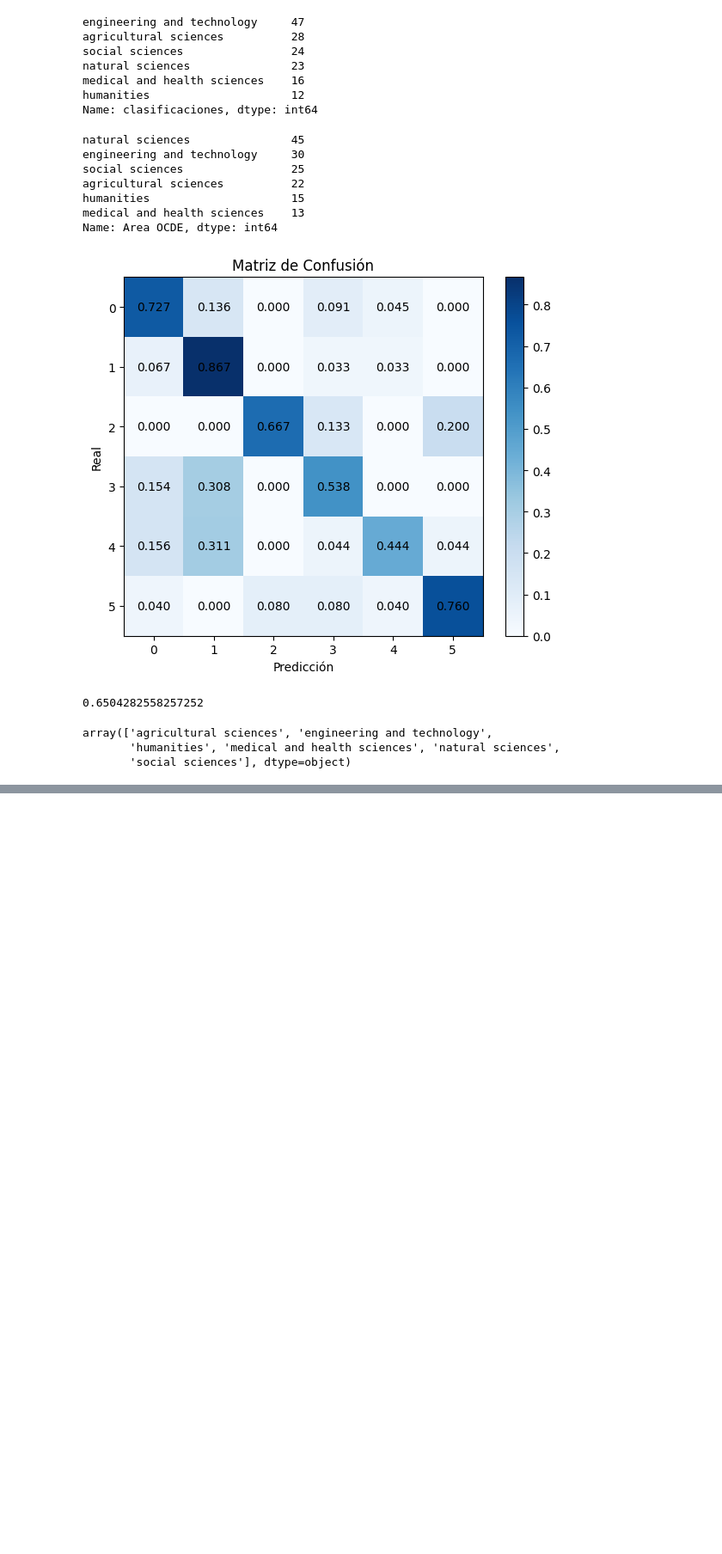
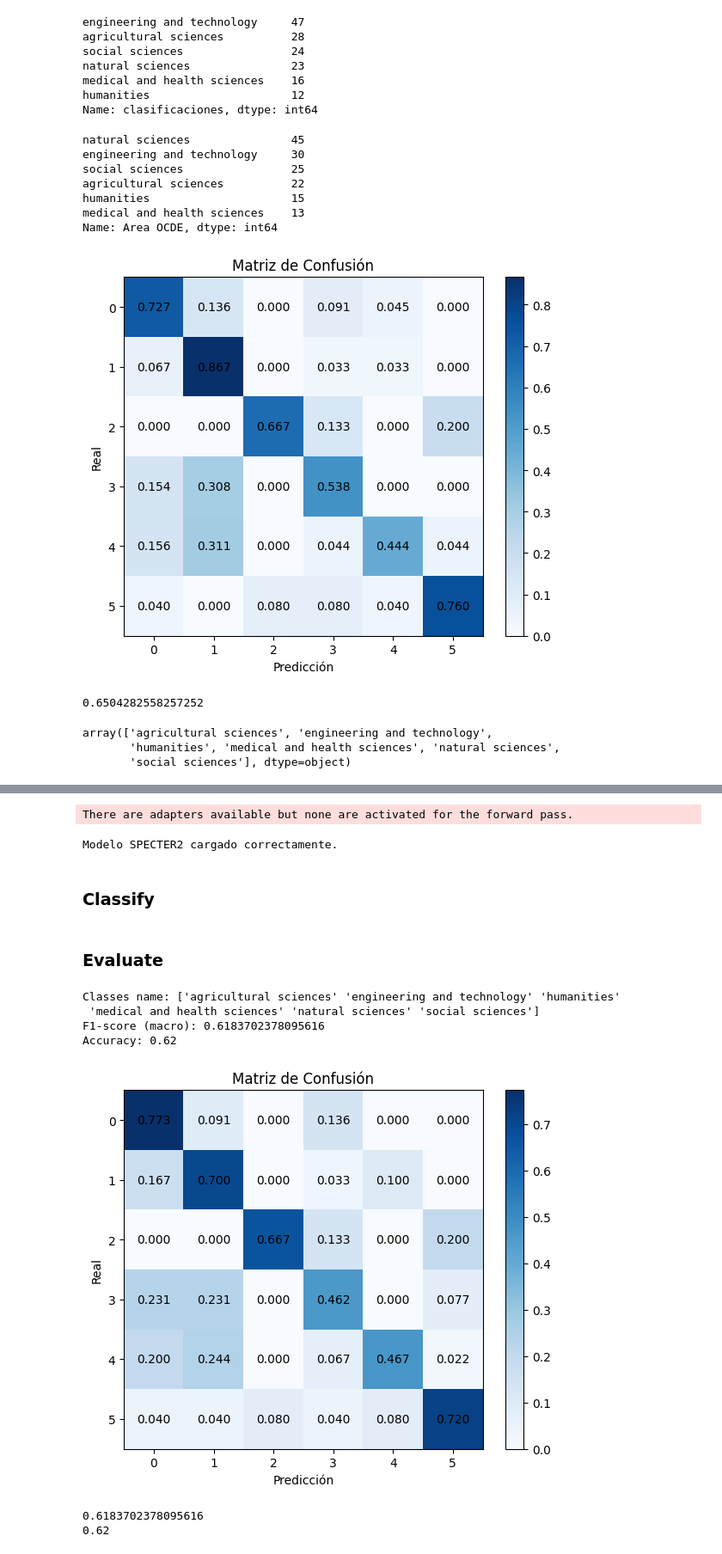
Before and after one commit to jitalo333/VRID_language_proyect, a Jupyter notebook: BERT/notebooks/explore_multiclass.ipynb, the cells around one changed output, grey strips where cells are left out. Shown at 86% size. Cells and saved outputs as stored; diff of their text form; code cells hidden in the pictures; blank space fills up the shorter version.

```diff
--- a/BERT/notebooks/explore_multiclass.ipynb
+++ b/BERT/notebooks/explore_multiclass.ipynb
@@ -1005,0 +3767,8 @@ print(f1_score(y_train, preds, average="macro"))
+# %%
+ocde_texts_general = build_ocde_texts_general(ocde_hierarchy)
+ocde_vecs_general = embed_texts(ocde_texts_general, BASE_MODEL, ADAPTER_NAME)
+# %% [output]
+There are adapters available but none are activated for the forward pass.
+Modelo SPECTER2 cargado correctamente.
+# %% [markdown]
+### Classify
@@ -1005,0 +3810,49 @@ print(f1_score(y_train, preds, average="macro"))
+# %% [markdown]
+### Evaluate
+# %%
+from sklearn.metrics import confusion_matrix
+from sklearn.metrics import f1_score
+from sklearn.metrics import accuracy_score
+import matplotlib.pyplot as plt
+
+def print_metrics(y, pred):
+
+    print("F1-score (macro):", f1_score(y, pred, average="macro"))
+    print("Accuracy:", accuracy_score(y, pred))
+
+    #Confusion matrix
+    cm = confusion_matrix(y, preds, normalize="true")
+
+    plt.figure(figsize=(6, 5))
+    plt.imshow(cm, interpolation="nearest", cmap=plt.cm.Blues)
+    plt.title("Matriz de Confusión")
+    plt.colorbar()
+
+    # Agregar valores dentro de cada celda
+    for i in range(cm.shape[0]):
+        for j in range(cm.shape[1]):
+            plt.text(j, i, f"{cm[i, j]:.3f}",
+                    ha="center", va="center", color="black")
+
+    plt.xlabel("Predicción")
+    plt.ylabel("Real")
+    plt.tight_layout()
+    plt.show()
+
+    print(f1_score(y, preds, average="macro"))
+    print(accuracy_score(y, preds))
+# %%
+le = LabelEncoder()
+y = le.fit_transform(df["Area OCDE"])
+preds = le.transform(df["clasificaciones"])
+
+print("Classes name:", le.classes_)
+print_metrics(y, preds)
+# %% [output]
+Classes name: ['agricultural sciences' 'engineering and technology' 'humanities'
+ 'medical and health sciences' 'natural sciences' 'social sciences']
+F1-score (macro): 0.6183702378095616
+Accuracy: 0.62
+[figure, added]
+0.6183702378095616
+0.62
```
Also changed, not shown: parts of 74 cells of this notebook, 2 other files.
